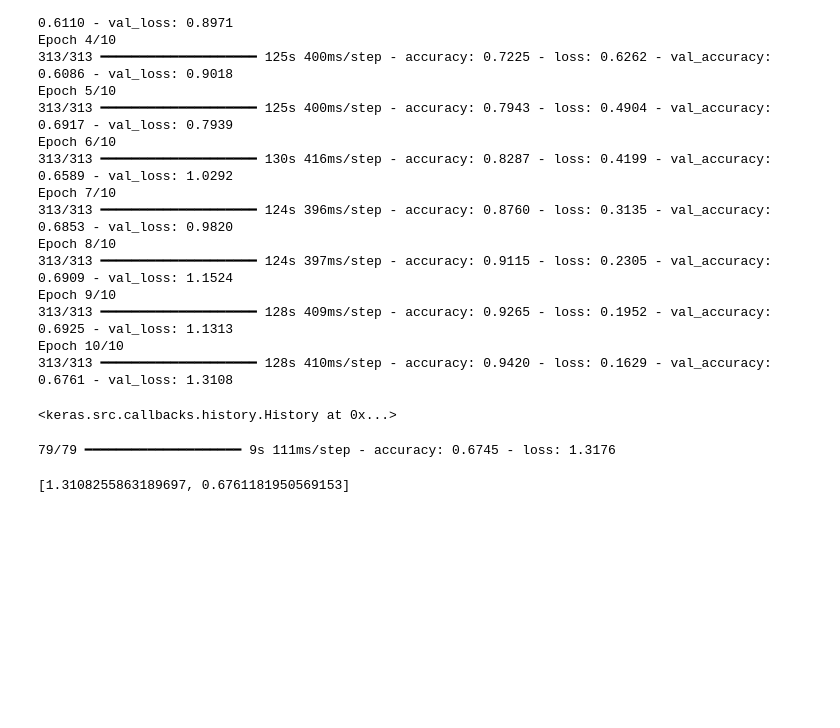
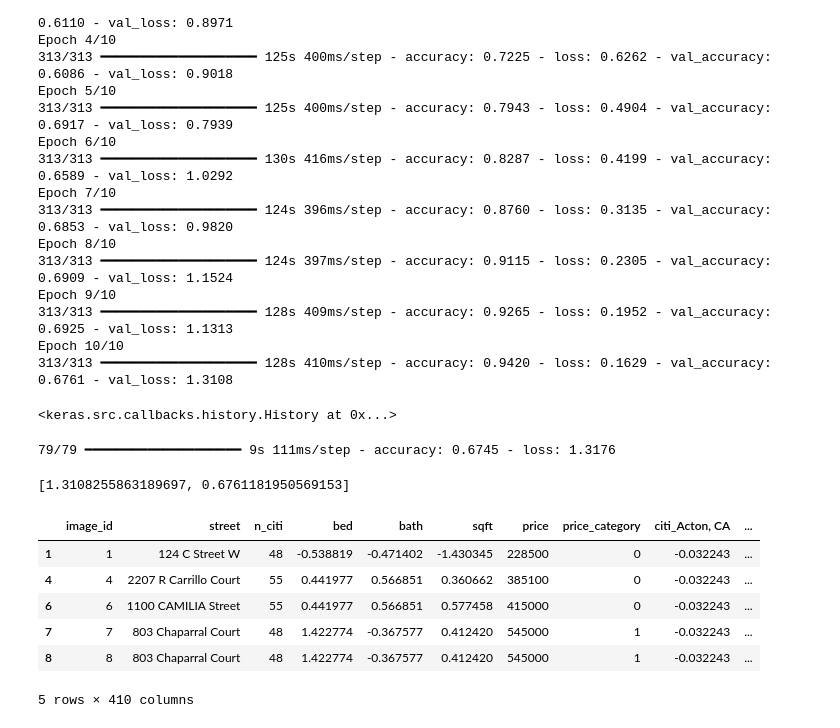
Before and after one commit to nam0mi/HouseHunter, a Jupyter notebook: HouseHunter.ipynb, the cells around one changed output. Saved outputs shown, nothing was run; the diff lists cells and outputs as text; code cells hidden in the pictures; blank space fills up the shorter version.

```diff
--- a/HouseHunter.ipynb
+++ b/HouseHunter.ipynb
@@ -440,3 +440,25 @@ model.evaluate([X_test_images, X_test_num], y_test)
 # %% [output]
 79/79 ━━━━━━━━━━━━━━━━━━━━ 9s 111ms/step - accuracy: 0.6745 - loss: 1.3176
 [1.3108255863189697, 0.6761181950569153]
+# %%
+df_standardized = df.copy()
+
+# Standardize categorical variables
+categorical_columns = df_standardized.select_dtypes(include=['uint8']).columns
+scaler = StandardScaler()
+
+df_standardized[categorical_columns] = scaler.fit_transform(df_standardized[categorical_columns])
+
+# Standardize numerical variables
+numerical_columns = ['sqft', 'bed', 'bath']
+df_standardized[numerical_columns] = scaler.fit_transform(df_standardized[numerical_columns])
+
+df_standardized.head()
+# %% [output]
+|  | image_id | street | n_citi | bed | bath | sqft | price | price_category | citi_Acton, CA | ... |
+| 1 | 1 | 124 C Street W | 48 | -0.538819 | -0.471402 | -1.430345 | 228500 | 0 | -0.032243 | ... |
+| 4 | 4 | 2207 R Carrillo Court | 55 | 0.441977 | 0.566851 | 0.360662 | 385100 | 0 | -0.032243 | ... |
+| 6 | 6 | 1100 CAMILIA Street | 55 | 0.441977 | 0.566851 | 0.577458 | 415000 | 0 | -0.032243 | ... |
+| 7 | 7 | 803 Chaparral Court | 48 | 1.422774 | -0.367577 | 0.412420 | 545000 | 1 | -0.032243 | ... |
+| 8 | 8 | 803 Chaparral Court | 48 | 1.422774 | -0.367577 | 0.412420 | 545000 | 1 | -0.032243 | ... |
+5 rows × 410 columns
```
Also changed, not shown: parts of 7 cells of this notebook.
